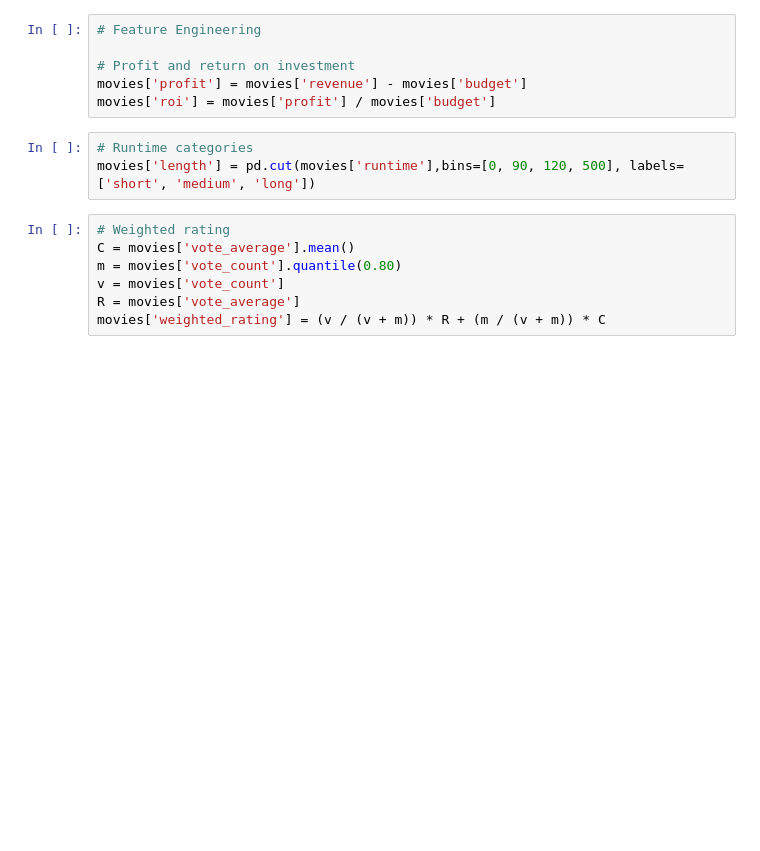
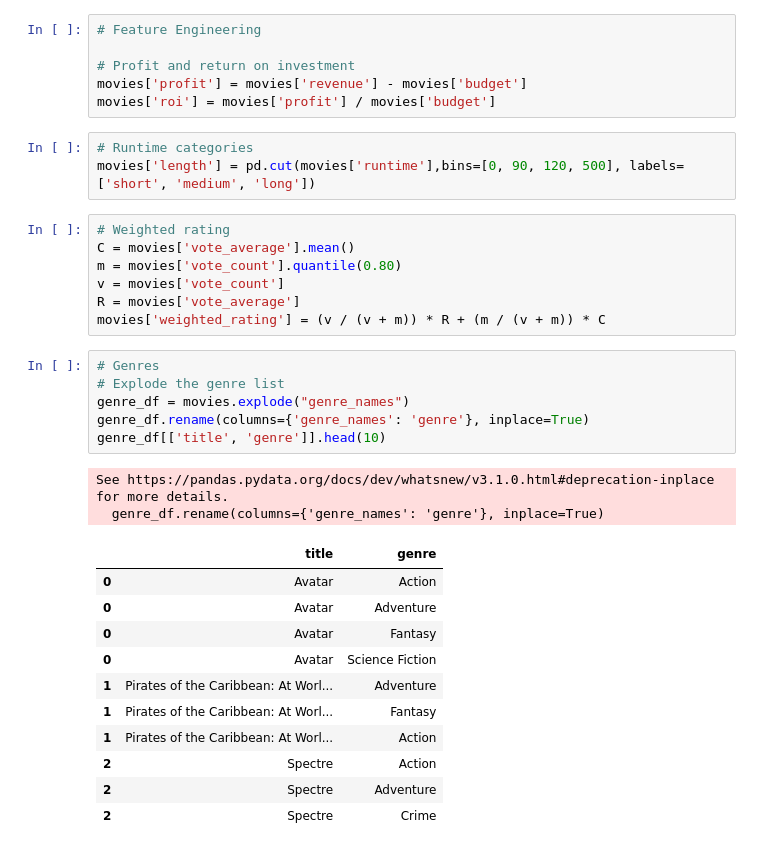
Before and after one commit to BashCtl/movie-explorer, a Jupyter notebook: movies.ipynb, the cells around one changed output. Saved outputs shown, nothing was run; the diff lists cells and outputs as text; blank space fills up the shorter version.

```diff
--- a/movies.ipynb
+++ b/movies.ipynb
@@ -223,3 +223,23 @@ m = movies['vote_count'].quantile(0.80)
 v = movies['vote_count']
 R = movies['vote_average']
 movies['weighted_rating'] = (v / (v + m)) * R + (m / (v + m)) * C
+# %%
+# Genres
+# Explode the genre list
+genre_df = movies.explode("genre_names")
+genre_df.rename(columns={'genre_names': 'genre'}, inplace=True)
+genre_df[['title', 'genre']].head(10)
+# %% [output]
+See https://pandas.pydata.org/docs/dev/whatsnew/v3.1.0.html#deprecation-inplace for more details.
+  genre_df.rename(columns={'genre_names': 'genre'}, inplace=True)
+|  | title | genre |
+| 0 | Avatar | Action |
+| 0 | Avatar | Adventure |
+| 0 | Avatar | Fantasy |
+| 0 | Avatar | Science Fiction |
+| 1 | Pirates of the Caribbean: At Worl... | Adventure |
+| 1 | Pirates of the Caribbean: At Worl... | Fantasy |
+| 1 | Pirates of the Caribbean: At Worl... | Action |
+| 2 | Spectre | Action |
+| 2 | Spectre | Adventure |
+| 2 | Spectre | Crime |
```
Also changed, not shown: parts of 2 cells of this notebook.
